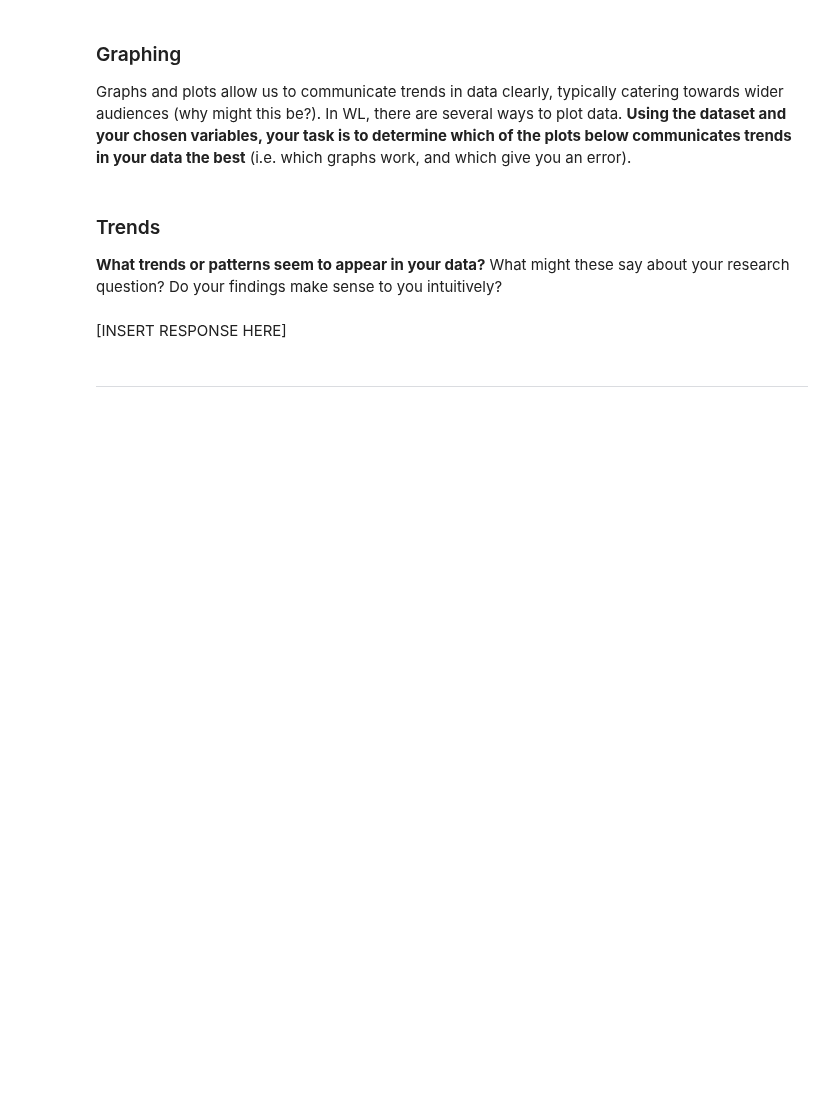
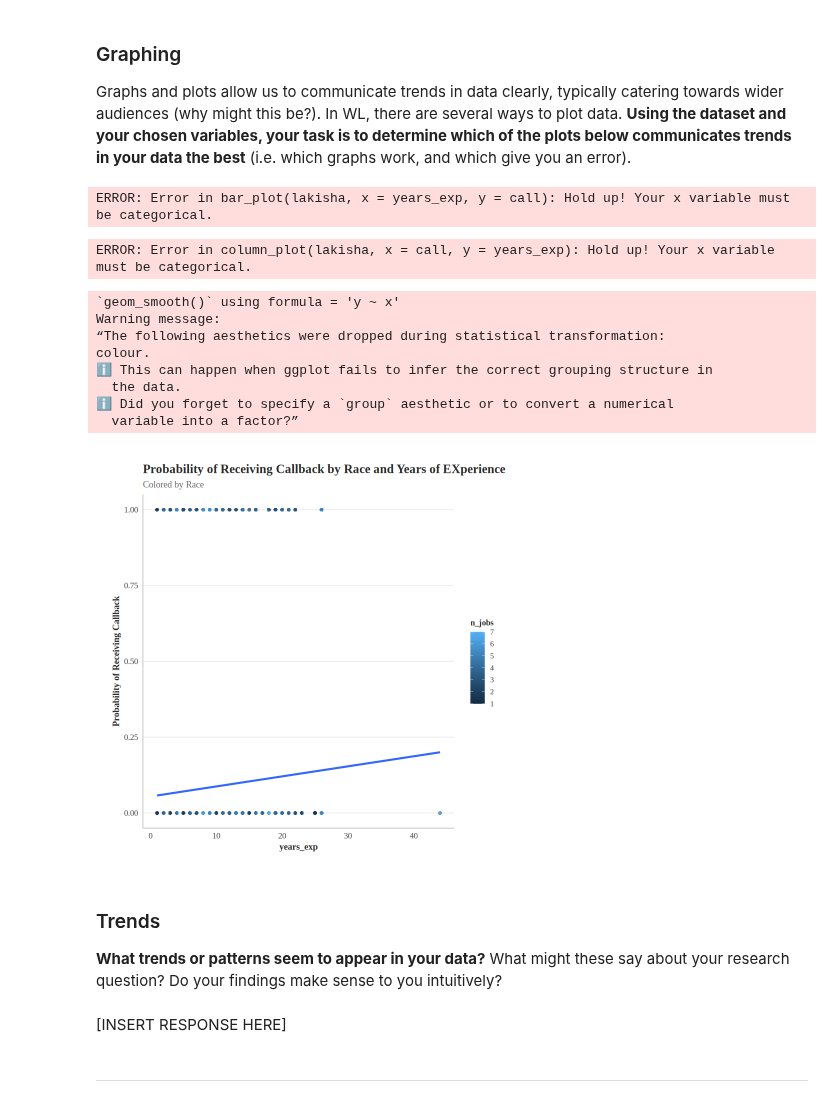
Before and after one commit to graceaa10/Unit0, a Jupyter notebook: ApResearchCT_SS.ipynb, the cells around one changed output. Saved outputs shown, nothing was run; the diff lists cells and outputs as text; code cells hidden in the pictures; blank space fills up the shorter version.

Commit message:
Emily & Lakisha : Final Draft

```diff
--- a/ApResearchCT_SS.ipynb
+++ b/ApResearchCT_SS.ipynb
@@ -158,23 +158,39 @@ Before visualizing anything, lets first identify what variables we'd like to use
 Graphs and plots allow us to communicate trends in data clearly, typically catering towards wider audiences (why might this be?). In WL, there are several ways to plot data. **Using the dataset and your chosen variables, your task is to determine which of the plots below communicates trends in your data the best** (i.e. which graphs work, and which give you an error).
 # %%
 bar_plot(lakisha,
-             x = INSERT_VARIABLE_1,
-             y= INSERT_VARIABLE_2)
+             x = years_exp,
+             y= call)
+# %% [output]
+ERROR: Error in bar_plot(lakisha, x = years_exp, y = call): Hold up! Your x variable must be categorical.
 # %%
 column_plot(lakisha,
-            x= INSERT_VARIABLE_1,
-            y= INSERT_VARIABLE_2)
+            x= call,
+            y= years_exp)
+# %% [output]
+ERROR: Error in column_plot(lakisha, x = call, y = years_exp): Hold up! Your x variable must be categorical.
 # %%
-logit_model <- glm(call~race+INSERT_VARIABLE_1, lakisha, family=binomial)
+logit_model <- glm(call~race+years_exp, lakisha, family=binomial)
 predicted_probs <- predict(logit_model, type = "response")
 lakisha <- lakisha%>%mutate(probs=predicted_probs)
 
 scatter_plot(lakisha,
-             x=INSERT_VARIABLE_1,
-             y=probs,
+             x=years_exp,
+             y=call,
              y_name="Probability of Receiving Callback",
-             color_by=race,
+             color_by=n_jobs,
+             title="Probability of Receiving Callback by Race and Years of EXperience",
+             subtitle="Colored by Race",
              line=TRUE)
+# %% [output]
+`geom_smooth()` using formula = 'y ~ x'
+Warning message:
+“The following aesthetics were dropped during statistical transformation:
+colour.
+ℹ This can happen when ggplot fails to infer the correct grouping structure in
+  the data.
+ℹ Did you forget to specify a `group` aesthetic or to convert a numerical
+  variable into a factor?”
+[figure, added]
 # %% [markdown]
 ### Trends
 
```
Also changed, not shown: parts of 10 cells of this notebook.
